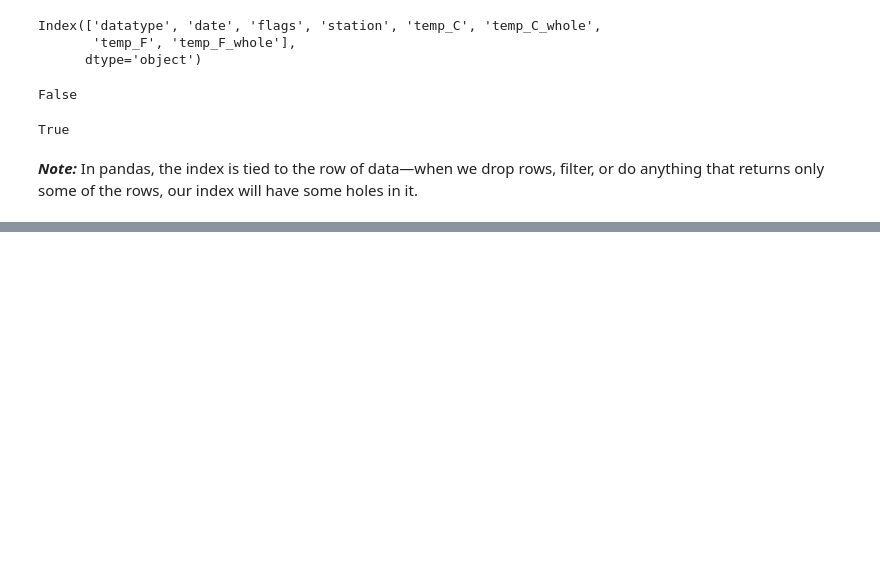
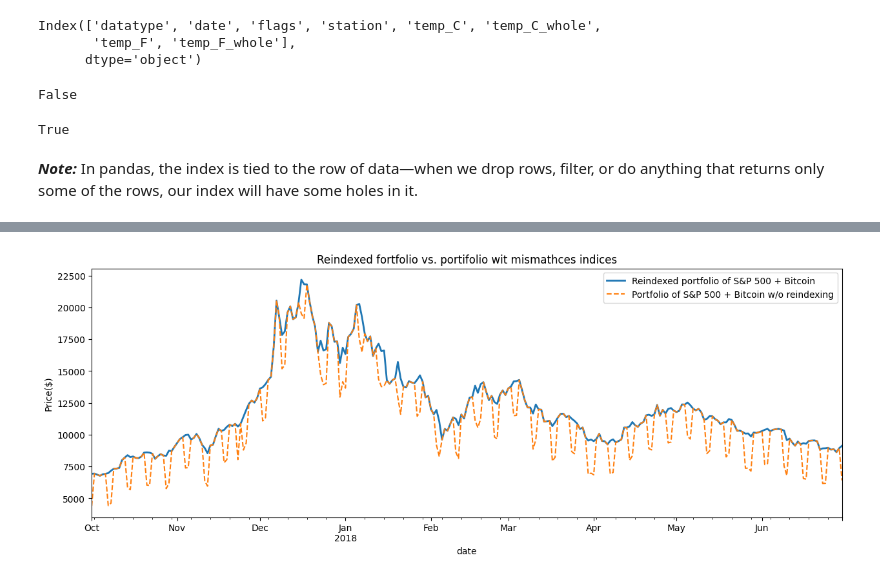
Before and after one commit to OfTheByteQuest/Data-Analytics-Learning-and-Projects, a Jupyter notebook: Chapter-3/Chapter-3.ipynb, the cells around one changed output, grey strips where cells are left out. Cells and saved outputs as stored; diff of their text form; code cells hidden in the pictures; blank space fills up the shorter version.

```diff
--- a/Chapter-3/Chapter-3.ipynb
+++ b/Chapter-3/Chapter-3.ipynb
@@ -798,0 +1266,10 @@ True
+# %%
+sp_reindexed = sp.reindex(
+    bitcoin.index,
+).assign(
+    volume = lambda x: x.volume.fillna(0),
+    close = lambda x: x.close.fillna(method='ffill'),
+    open = lambda x: np.where(x.open.isnull(), x.close, x.open),
+    high = lambda x: np.where(x.high.isnull(), x.close, x.high),
+    low = lambda x: np.where(x.low.isnull(), x.close, x.low)
+)
@@ -798,0 +1295,26 @@ True
+# %%
+fixed_portifolio = pd.concat(
+    [sp_reindexed, bitcoin],
+    sort=False
+).groupby(pd.Grouper(freq='D')).sum()
+
+ax = fixed_portifolio['2017-Q4':'2018-Q2'].plot(
+    y = 'close',
+    label = 'Reindexed portfolio of S&P 500 + Bitcoin',
+    figsize = (15,5),
+    linewidth=2,
+    title = 'Reindexed fortfolio vs. '\
+    'portifolio wit mismathces indices'
+)
+
+portfolio['2017-Q4' : '2018-Q2'].plot(
+    y='close',
+    ax = ax,
+    linestyle = '--',
+    label = 'Portfolio of S&P 500 + Bitcoin w/o reindexing',
+    ylabel = 'Price($)'
+)
+
+plt.show()
+# %% [output]
+[figure, added]
```
Also changed, not shown: parts of 40 cells of this notebook.
